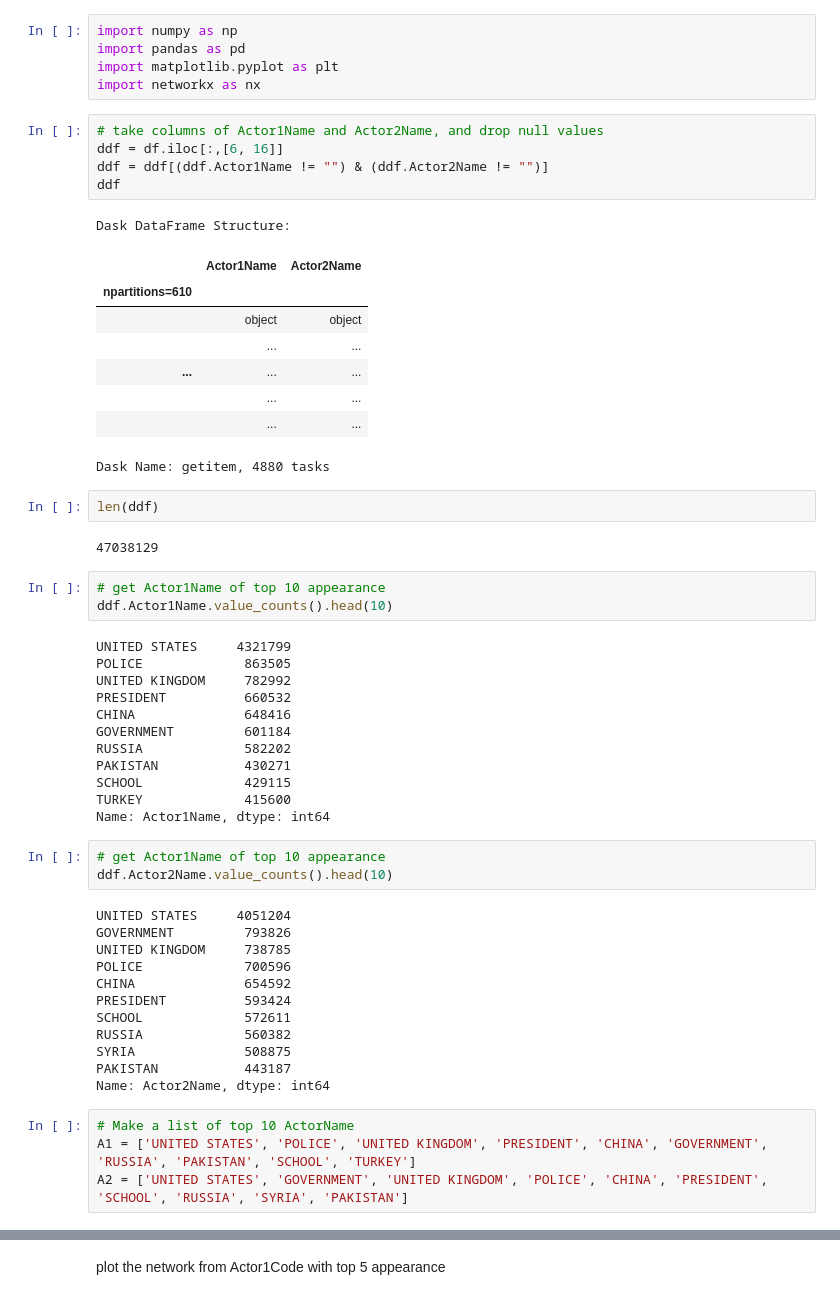
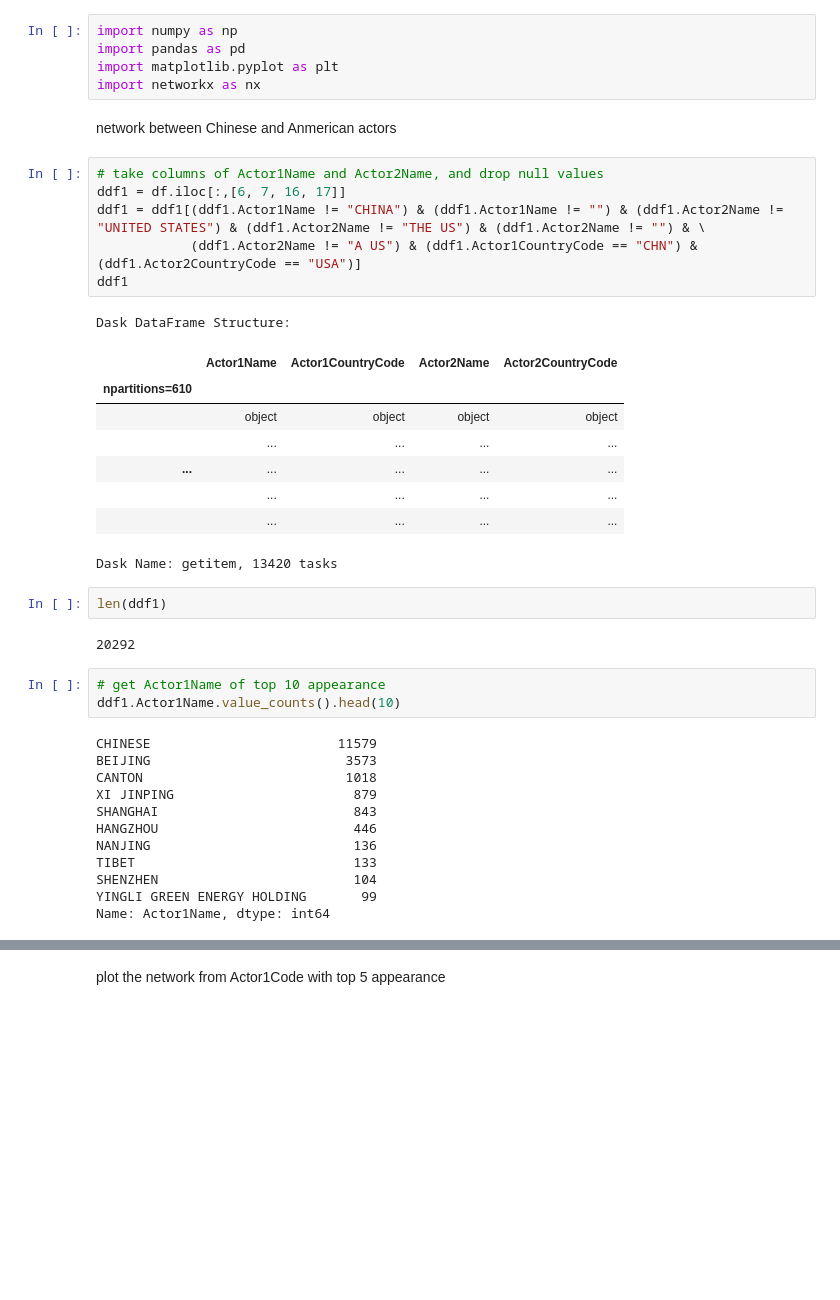
Before and after one commit to beixuan-jia/ANLY502_Big_Data_Final_Project, a Jupyter notebook: Networking.ipynb, the cells around one changed output, grey strips where cells are left out. Cells and saved outputs as stored; diff of their text form; blank space fills up the shorter version.

```diff
--- a/Networking.ipynb
+++ b/Networking.ipynb
@@ -59,56 +59,40 @@ import numpy as np
 import pandas as pd
 import matplotlib.pyplot as plt
 import networkx as nx
+# %% [markdown]
+network between Chinese and Anmerican actors
 # %%
 # take columns of Actor1Name and Actor2Name, and drop null values
-ddf = df.iloc[:,[6, 16]]
-ddf = ddf[(ddf.Actor1Name != "") & (ddf.Actor2Name != "")]
-ddf
+ddf1 = df.iloc[:,[6, 7, 16, 17]]
+ddf1 = ddf1[(ddf1.Actor1Name != "CHINA") & (ddf1.Actor1Name != "") & (ddf1.Actor2Name != "UNITED STATES") & (ddf1.Actor2Name != "THE US") & (ddf1.Actor2Name != "") & \
+            (ddf1.Actor2Name != "A US") & (ddf1.Actor1CountryCode == "CHN") & (ddf1.Actor2CountryCode == "USA")]
+ddf1
 # %% [output]
 Dask DataFrame Structure:
-|  | Actor1Name | Actor2Name |
-| npartitions=610 |  |  |
-|  | object | object |
-|  | ... | ... |
-| ... | ... | ... |
-|  | ... | ... |
-|  | ... | ... |
+|  | Actor1Name | Actor1CountryCode | Actor2Name | Actor2CountryCode |
+| npartitions=610 |  |  |  |  |
+|  | object | object | object | object |
+|  | ... | ... | ... | ... |
+| ... | ... | ... | ... | ... |
+|  | ... | ... | ... | ... |
+|  | ... | ... | ... | ... |
-Dask Name: getitem, 4880 tasks
+Dask Name: getitem, 13420 tasks
 # %%
-len(ddf)
+len(ddf1)
 # %% [output]
-47038129
+20292
 # %%
 # get Actor1Name of top 10 appearance
-ddf.Actor1Name.value_counts().head(10)
+ddf1.Actor1Name.value_counts().head(10)
 # %% [output]
-UNITED STATES     4321799
-POLICE             863505
-UNITED KINGDOM     782992
-PRESIDENT          660532
-CHINA              648416
-GOVERNMENT         601184
-RUSSIA             582202
-PAKISTAN           430271
-SCHOOL             429115
-TURKEY             415600
+CHINESE                        11579
+BEIJING                         3573
+CANTON                          1018
+XI JINPING                       879
+SHANGHAI                         843
+HANGZHOU                         446
+NANJING                          136
+TIBET                            133
+SHENZHEN                         104
+YINGLI GREEN ENERGY HOLDING       99
 Name: Actor1Name, dtype: int64
-# %%
-# get Actor1Name of top 10 appearance
-ddf.Actor2Name.value_counts().head(10)
-# %% [output]
-UNITED STATES     4051204
-GOVERNMENT         793826
-UNITED KINGDOM     738785
-POLICE             700596
-CHINA              654592
-PRESIDENT          593424
-SCHOOL             572611
-RUSSIA             560382
-SYRIA              508875
-PAKISTAN           443187
-Name: Actor2Name, dtype: int64
-# %%
-# Make a list of top 10 ActorName
-A1 = ['UNITED STATES', 'POLICE', 'UNITED KINGDOM', 'PRESIDENT', 'CHINA', 'GOVERNMENT', 'RUSSIA', 'PAKISTAN', 'SCHOOL', 'TURKEY']
-A2 = ['UNITED STATES', 'GOVERNMENT', 'UNITED KINGDOM', 'POLICE', 'CHINA', 'PRESIDENT', 'SCHOOL', 'RUSSIA', 'SYRIA', 'PAKISTAN']
```
Also changed, not shown: parts of 31 cells of this notebook.
